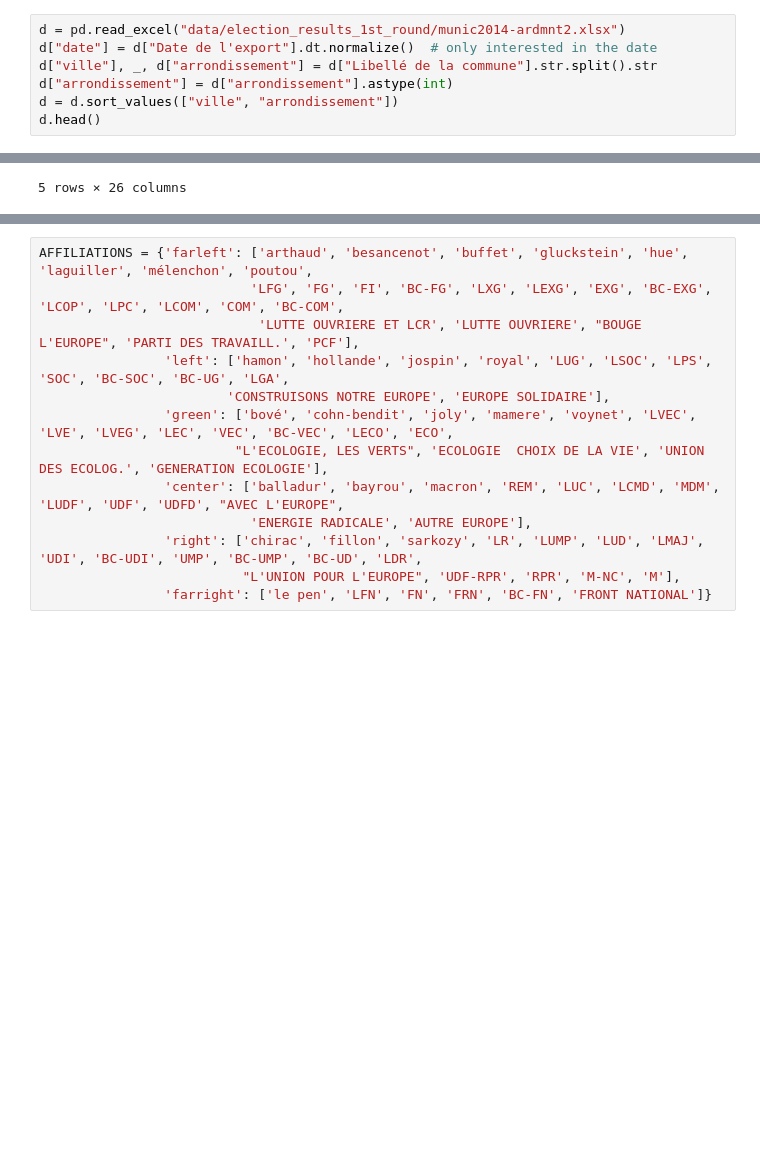
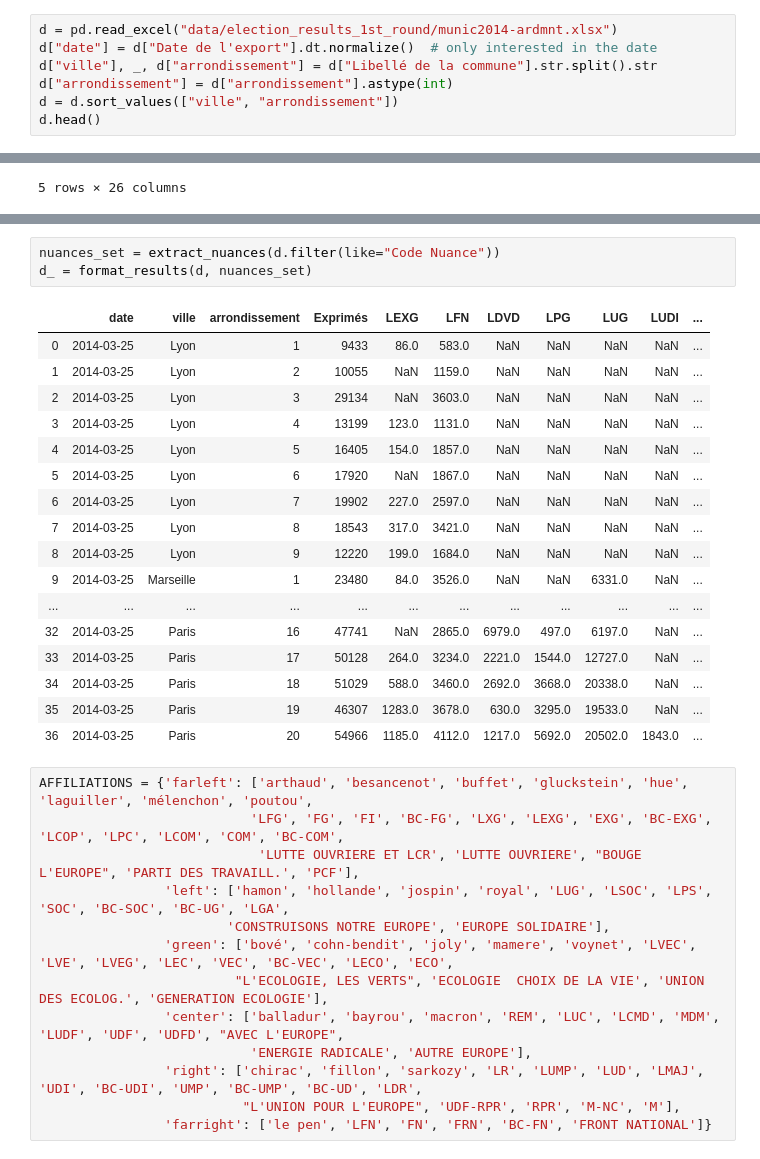
Before and after one commit to pollsposition/models, a Jupyter notebook: fondamentaux/munic.ipynb, the cells around one changed output, grey strips where cells are left out. Cells and saved outputs as stored; diff of their text form; blank space fills up the shorter version.

Commit message:
Began formatting munic2014 results

```diff
--- a/fondamentaux/munic.ipynb
+++ b/fondamentaux/munic.ipynb
@@ -29,5 +33,5 @@ PARTIES_INT = [f"{p}_int" for p in PARTIES]
 # %%
-d = pd.read_excel("data/election_results_1st_round/munic2014-ardmnt2.xlsx")
+d = pd.read_excel("data/election_results_1st_round/munic2014-ardmnt.xlsx")
 d["date"] = d["Date de l'export"].dt.normalize()  # only interested in the date
 d["ville"], _, d["arrondissement"] = d["Libellé de la commune"].str.split().str
 d["arrondissement"] = d["arrondissement"].astype(int)
@@ -61,3 +121,24 @@ d.head()
+# %%
+nuances_set = extract_nuances(d.filter(like="Code Nuance"))
+d_ = format_results(d, nuances_set)
+# %% [output]
+|  | date | ville | arrondissement | Exprimés | LEXG | LFN | LDVD | LPG | LUG | LUDI | ... |
+| 0 | 2014-03-25 | Lyon | 1 | 9433 | 86.0 | 583.0 | NaN | NaN | NaN | NaN | ... |
+| 1 | 2014-03-25 | Lyon | 2 | 10055 | NaN | 1159.0 | NaN | NaN | NaN | NaN | ... |
+| 2 | 2014-03-25 | Lyon | 3 | 29134 | NaN | 3603.0 | NaN | NaN | NaN | NaN | ... |
+| 3 | 2014-03-25 | Lyon | 4 | 13199 | 123.0 | 1131.0 | NaN | NaN | NaN | NaN | ... |
+| 4 | 2014-03-25 | Lyon | 5 | 16405 | 154.0 | 1857.0 | NaN | NaN | NaN | NaN | ... |
+| 5 | 2014-03-25 | Lyon | 6 | 17920 | NaN | 1867.0 | NaN | NaN | NaN | NaN | ... |
+| 6 | 2014-03-25 | Lyon | 7 | 19902 | 227.0 | 2597.0 | NaN | NaN | NaN | NaN | ... |
+| 7 | 2014-03-25 | Lyon | 8 | 18543 | 317.0 | 3421.0 | NaN | NaN | NaN | NaN | ... |
+| 8 | 2014-03-25 | Lyon | 9 | 12220 | 199.0 | 1684.0 | NaN | NaN | NaN | NaN | ... |
+| 9 | 2014-03-25 | Marseille | 1 | 23480 | 84.0 | 3526.0 | NaN | NaN | 6331.0 | NaN | ... |
+| ... | ... | ... | ... | ... | ... | ... | ... | ... | ... | ... | ... |
+| 32 | 2014-03-25 | Paris | 16 | 47741 | NaN | 2865.0 | 6979.0 | 497.0 | 6197.0 | NaN | ... |
+| 33 | 2014-03-25 | Paris | 17 | 50128 | 264.0 | 3234.0 | 2221.0 | 1544.0 | 12727.0 | NaN | ... |
+| 34 | 2014-03-25 | Paris | 18 | 51029 | 588.0 | 3460.0 | 2692.0 | 3668.0 | 20338.0 | NaN | ... |
+| 35 | 2014-03-25 | Paris | 19 | 46307 | 1283.0 | 3678.0 | 630.0 | 3295.0 | 19533.0 | NaN | ... |
+| 36 | 2014-03-25 | Paris | 20 | 54966 | 1185.0 | 4112.0 | 1217.0 | 5692.0 | 20502.0 | 1843.0 | ... |
 # %%
 AFFILIATIONS = {'farleft': ['arthaud', 'besancenot', 'buffet', 'gluckstein', 'hue', 'laguiller', 'mélenchon', 'poutou',
                            'LFG', 'FG', 'FI', 'BC-FG', 'LXG', 'LEXG', 'EXG', 'BC-EXG', 'LCOP', 'LPC', 'LCOM', 'COM', 'BC-COM',
```
Also changed, not shown: parts of 5 cells of this notebook, 1 other file.
